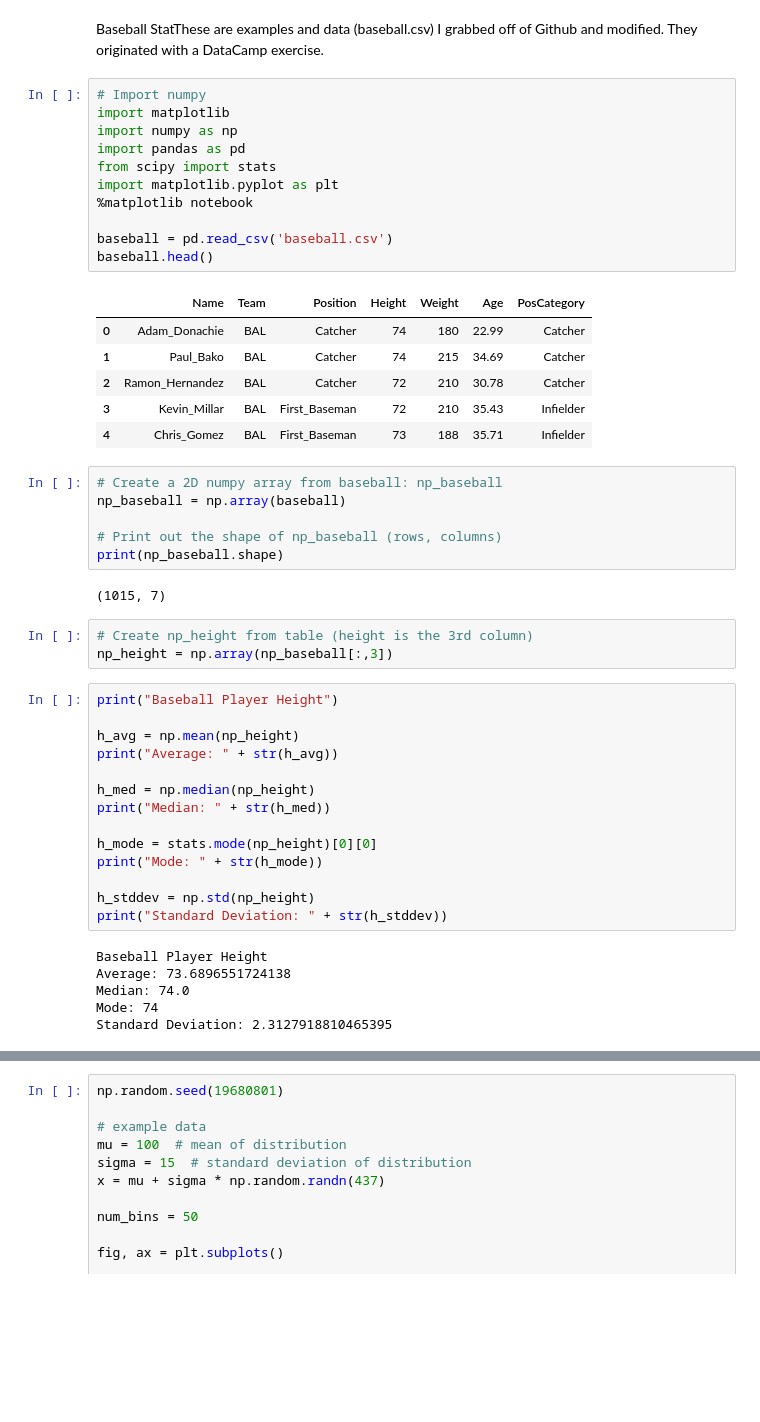
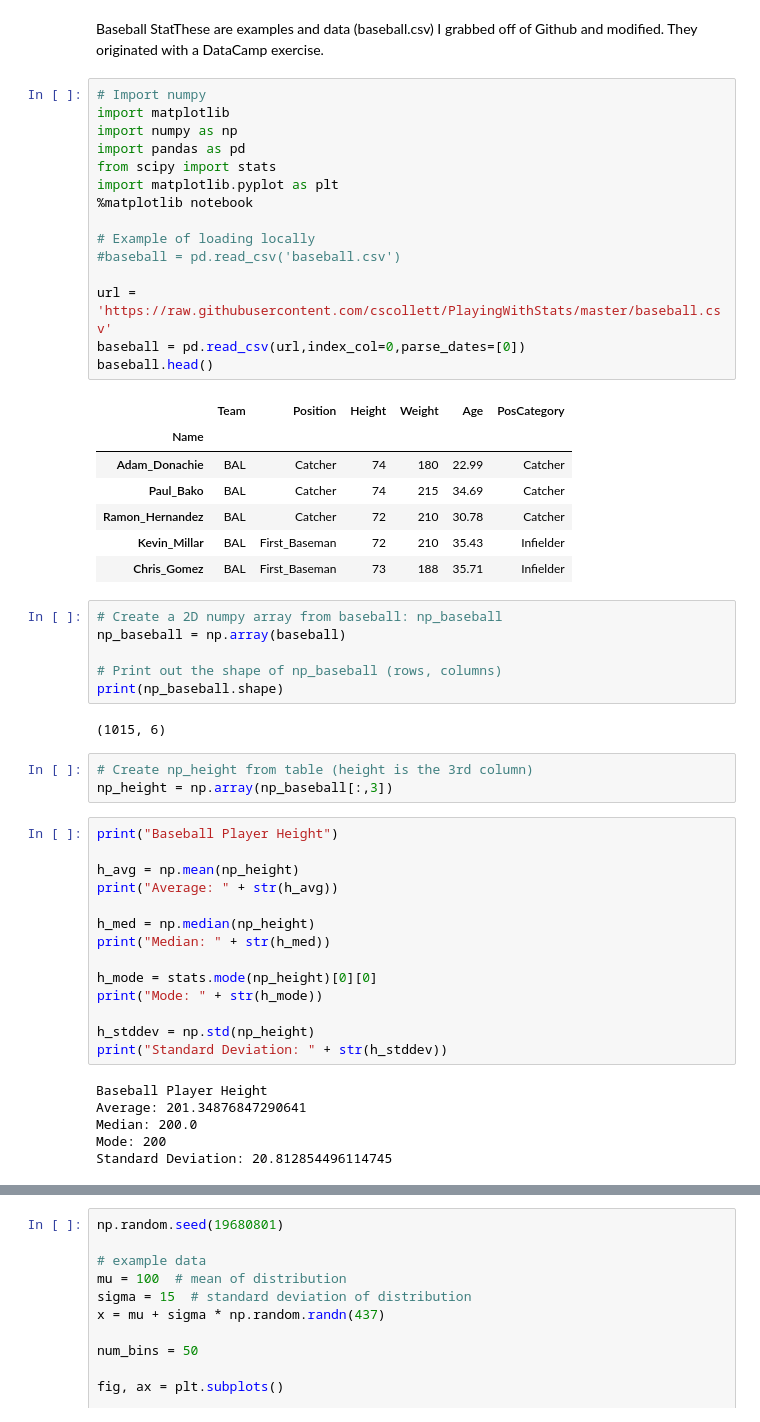
Before and after one commit to cscollett/PlayingWithStats, a Jupyter notebook: Baseball_Stats_with_Python.ipynb, the cells around one changed output, grey strips where cells are left out. Saved outputs shown, nothing was run; the diff lists cells and outputs as text; blank space fills up the shorter version.

```diff
--- a/Baseball_Stats_with_Python.ipynb
+++ b/Baseball_Stats_with_Python.ipynb
@@ -3,21 +3,26 @@ Baseball StatThese are examples and data (baseball.csv) I grabbed off of Github
 # %%
 # Import numpy
 import matplotlib
 import numpy as np
 import pandas as pd
 from scipy import stats
 import matplotlib.pyplot as plt
 %matplotlib notebook
 
-baseball = pd.read_csv('baseball.csv')
+# Example of loading locally
+#baseball = pd.read_csv('baseball.csv')
+
+url = 'https://raw.githubusercontent.com/cscollett/PlayingWithStats/master/baseball.csv'
+baseball = pd.read_csv(url,index_col=0,parse_dates=[0])
 baseball.head()
 # %% [output]
-|  | Name | Team | Position | Height | Weight | Age | PosCategory |
-| 0 | Adam_Donachie | BAL | Catcher | 74 | 180 | 22.99 | Catcher |
-| 1 | Paul_Bako | BAL | Catcher | 74 | 215 | 34.69 | Catcher |
-| 2 | Ramon_Hernandez | BAL | Catcher | 72 | 210 | 30.78 | Catcher |
-| 3 | Kevin_Millar | BAL | First_Baseman | 72 | 210 | 35.43 | Infielder |
-| 4 | Chris_Gomez | BAL | First_Baseman | 73 | 188 | 35.71 | Infielder |
+|  | Team | Position | Height | Weight | Age | PosCategory |
+| Name |  |  |  |  |  |  |
+| Adam_Donachie | BAL | Catcher | 74 | 180 | 22.99 | Catcher |
+| Paul_Bako | BAL | Catcher | 74 | 215 | 34.69 | Catcher |
+| Ramon_Hernandez | BAL | Catcher | 72 | 210 | 30.78 | Catcher |
+| Kevin_Millar | BAL | First_Baseman | 72 | 210 | 35.43 | Infielder |
+| Chris_Gomez | BAL | First_Baseman | 73 | 188 | 35.71 | Infielder |
 # %%
 # Create a 2D numpy array from baseball: np_baseball
 np_baseball = np.array(baseball)
@@ -25,7 +30,7 @@ np_baseball = np.array(baseball)
 # Print out the shape of np_baseball (rows, columns)
 print(np_baseball.shape)
 # %% [output]
-(1015, 7)
+(1015, 6)
 # %%
 # Create np_height from table (height is the 3rd column)
 np_height = np.array(np_baseball[:,3])
@@ -45,10 +50,10 @@ h_stddev = np.std(np_height)
 print("Standard Deviation: " + str(h_stddev))
 # %% [output]
 Baseball Player Height
-Average: 73.6896551724138
-Median: 74.0
-Mode: 74
-Standard Deviation: 2.3127918810465395
+Average: 201.34876847290641
+Median: 200.0
+Mode: 200
+Standard Deviation: 20.812854496114745
 # %%
 # Create np_weight from table (weight is the 3rd column)
 np_weight = np.array(np_baseball[:,4])
```
Also changed, not shown: parts of 5 cells of this notebook.
